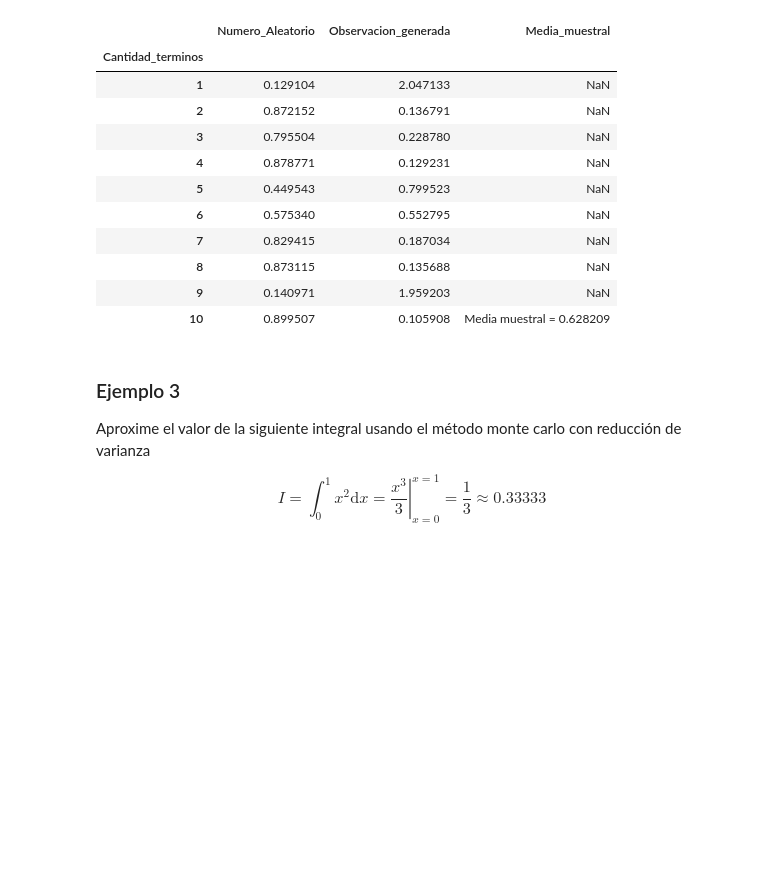
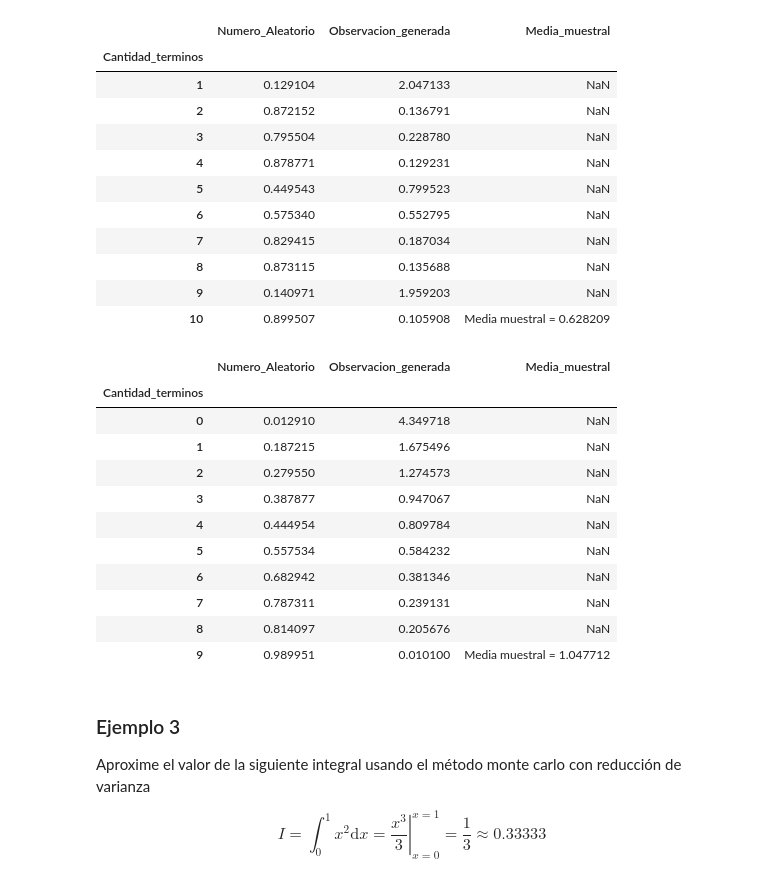
Before and after one commit to odjaramilloz/SPF-2024-I, a Jupyter notebook: TEMA-2/Clase13_MetodosDeReduccionDeVarianza.ipynb, the cells around one changed output. Saved outputs shown, nothing was run; the diff lists cells and outputs as text; code cells hidden in the pictures; blank space fills up the shorter version.

```diff
--- a/TEMA-2/Clase13_MetodosDeReduccionDeVarianza.ipynb
+++ b/TEMA-2/Clase13_MetodosDeReduccionDeVarianza.ipynb
@@ -239,6 +258,40 @@ df
 | 8 | 0.873115 | 0.135688 | NaN |
 | 9 | 0.140971 | 1.959203 | NaN |
 | 10 | 0.899507 | 0.105908 | Media muestral = 0.628209 |
+# %%
+np.random.seed(55555)
+N = 10
+B = N
+ui = np.random.rand(N)
+i = np.arange(0,N)
+u_estra = (ui + i) / B
+
+# Definimos la tabla donde se mostrarán los resultados
+df = pd.DataFrame(index=i,columns=['Numero_Aleatorio', 'Observacion_generada','Media_muestral'], dtype='float')
+df.index.name = "Cantidad_terminos"
+
+xi_estra = -np.log(u_estra)
+
+media_estrato = np.mean(xi_estra)
+# Mostramos los resultados en la tabla previamente creada
+df.loc[N - 1, "Media_muestral"] ='Media muestral = %f'%media_estrato
+df.loc[i,"Numero_Aleatorio"] = u_estra
+df.loc[i,"Observacion_generada"] = xi_estra
+# print('La media de la muestra es=',np.mean(xi)
+df
+# %% [output]
+|  | Numero_Aleatorio | Observacion_generada | Media_muestral |
+| Cantidad_terminos |  |  |  |
+| 0 | 0.012910 | 4.349718 | NaN |
+| 1 | 0.187215 | 1.675496 | NaN |
+| 2 | 0.279550 | 1.274573 | NaN |
+| 3 | 0.387877 | 0.947067 | NaN |
+| 4 | 0.444954 | 0.809784 | NaN |
+| 5 | 0.557534 | 0.584232 | NaN |
+| 6 | 0.682942 | 0.381346 | NaN |
+| 7 | 0.787311 | 0.239131 | NaN |
+| 8 | 0.814097 | 0.205676 | NaN |
+| 9 | 0.989951 | 0.010100 | Media muestral = 1.047712 |
 # %% [markdown]
 ### Ejemplo 3
 
```
Also changed, not shown: parts of 5 cells of this notebook, 1 other file.
